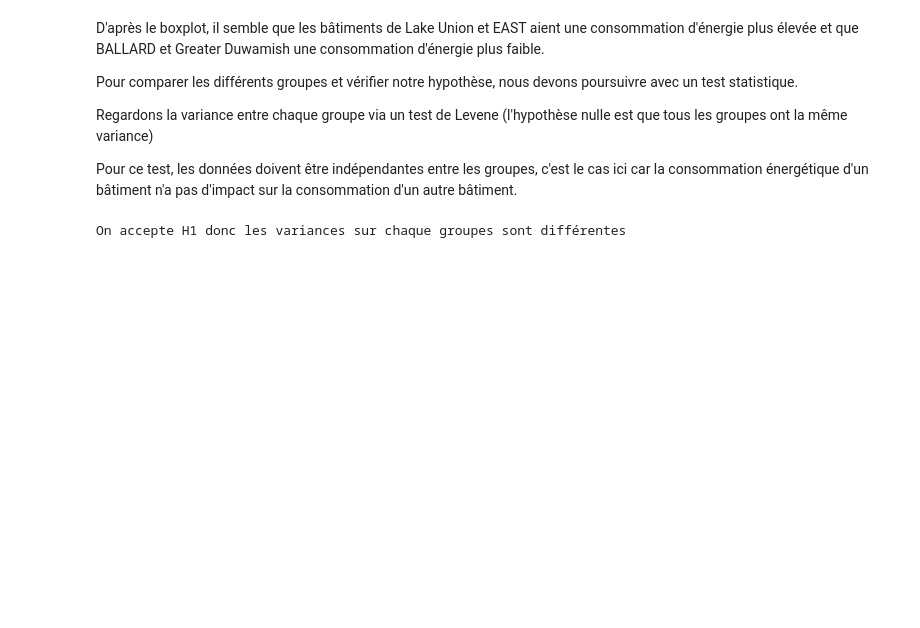
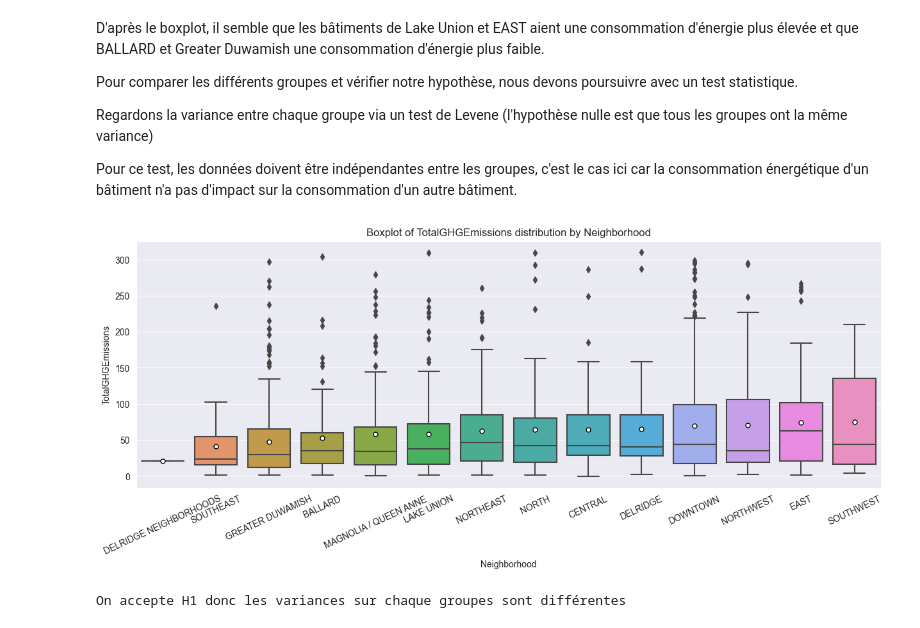
Before and after one commit to Lowriider/ML_P3_04_08_23, a Jupyter notebook: Lardeux_Clément_1_notebook_nettoyage_030823.ipynb, the cells around one changed output. Saved outputs shown, nothing was run; the diff lists cells and outputs as text; code cells hidden in the pictures; blank space fills up the shorter version.

```diff
--- a/Lardeux_Clément_1_notebook_nettoyage_030823.ipynb
+++ b/Lardeux_Clément_1_notebook_nettoyage_030823.ipynb
@@ -402,6 +384,22 @@ Pour comparer les différents groupes et vérifier notre hypothèse, nous devons
 Regardons la variance entre chaque groupe via un test de Levene (l'hypothèse nulle est que tous les groupes ont la même variance)
 
 Pour ce test, les données doivent être indépendantes entre les groupes, c'est le cas ici car la consommation énergétique d'un bâtiment n'a pas d'impact sur la consommation d'un autre bâtiment.
+# %%
+data['Neighborhood']
+plt.figure(figsize=(15, 5))
+my_order = data.groupby('Neighborhood')['TotalGHGEmissions'].mean().sort_values().index
+sns.boxplot(data=data, y='TotalGHGEmissions', x='Neighborhood',\
+                order = my_order,
+                showmeans=True,
+                meanprops={"marker":"o",
+                            "markerfacecolor":"white",
+                            "markeredgecolor":"black",
+                            "markersize":"5"})
+plt.xticks(rotation = 25) # Rotates X-Axis Ticks by 45-degrees
+plt.title("Boxplot of TotalGHGEmissions distribution by Neighborhood")
+plt.show()
+# %% [output]
+[figure, added]
 # %%
 from scipy import stats
 
```
Also changed, not shown: parts of 11 cells of this notebook, 4 other files.
